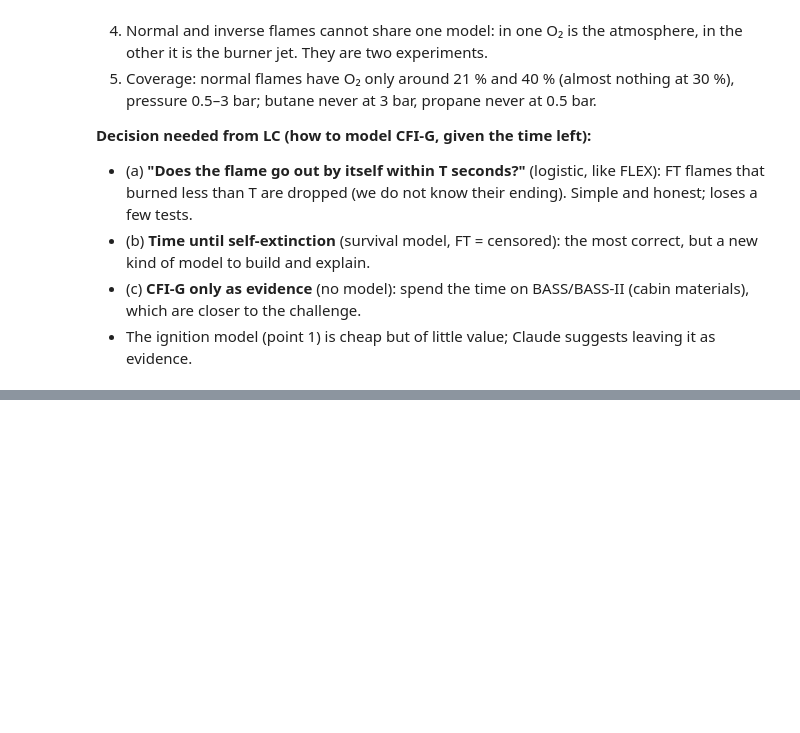
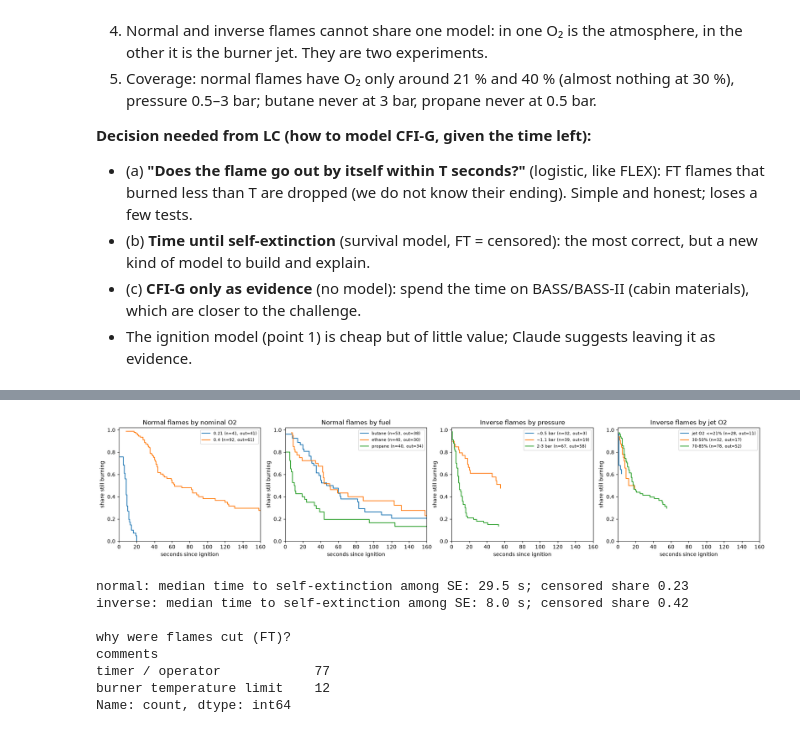
Before and after one commit to maximogalizia-sudo/Flame-in-Freefall-Project, a Jupyter notebook: notebooks/02_eda_cfig.ipynb, the cells around one changed output, grey strips where cells are left out. Drawn from its saved outputs; the diff is of its cells as text; code cells hidden in the pictures; blank space fills up the shorter version.

Commit message:
CFI-G EDA: drift, dependencies, survival view, ignition, closing summary and curated table
Co-Authored-By: Claude Opus 5.5 <noreply@anthropic.com>

```diff
--- a/notebooks/02_eda_cfig.ipynb
+++ b/notebooks/02_eda_cfig.ipynb
@@ -290,0 +365,11 @@ Name: count, dtype: int64
+# %%
+from statsmodels.stats.outliers_influence import variance_inflation_factor
+import statsmodels.api as sm
+specs = {'normal': ['o2_frac', 'pressure_bar', 'jet_fuel_frac', 'fuel_flow_mg_s'], 'inverse': ['o2_frac', 'pressure_bar', 'atm_fuel_frac', 'fuel_flow_mg_s', 'o2_flow_mg_s']}
+for ft, num_cols in specs.items():
+    d = df[(df.flame_type == ft) & df['ext_model']].dropna(subset=num_cols)
+    print(f'--- {ft} (ignited, n={len(d)}) Spearman:'); print(d[num_cols].corr('spearman').round(2))
+    X = sm.add_constant(d[num_cols]); print('VIF:', {c: round(variance_inflation_factor(X.values, k + 1), 2) for k, c in enumerate(num_cols)})
+    print(pd.crosstab(d['fuel'], d['pressure_bar'].round(1)))
+iv = df[(df.flame_type == 'inverse') & df['ext_model']]
+print('\ninverse: O2 flow / fuel flow ratio by jet O2:'); print((iv['o2_flow_mg_s'] / iv['fuel_flow_mg_s']).groupby(iv['o2_frac']).describe()[['count', 'min', 'max']].round(2))
@@ -290,0 +402,12 @@ Name: count, dtype: int64
+# %%
+df['o2_mid'] = np.where(df['flame_type'] == 'normal', (df['o2_frac'] + df['o2_frac_after']) / 2, df['o2_frac'])
+df['o2_nominal'] = np.where(df['flame_type'] == 'normal', np.where(df['o2_frac'] > 0.28, 0.40, 0.21), df['o2_frac'])
+df['fill_key'] = (df['flame_type'] + '|' + df['test_day'] + '|' + df['fuel'] + '|p' + df['pressure_bar'].round(1).astype(str)
+                  + '|O2' + df['o2_nominal'].round(2).astype(str) + '|Xatm' + df['atm_fuel_frac'].round(2).astype(str).fillna('-')
+                  + '|bottle' + df['fuel_bottle_frac'].round(2).astype(str).fillna('-'))
+for ft in ['normal', 'inverse']:
+    d = df[(df.flame_type == ft) & df['ext_model']]
+    s = d.groupby('fill_key')['self_ext'].agg(['size', 'mean']); s2 = s[s['size'] >= 2]
+    print(f'{ft}: {len(d)} ignited flames in {len(s)} chamber atmospheres (median {s["size"].median():.0f} per atmosphere); '
+          f'all-same share {((s2["mean"] == 0) | (s2["mean"] == 1)).mean():.2f}')
+print('normal nominal O2 x fuel (ignited):'); print(pd.crosstab(df.loc[(df.flame_type == 'normal') & df['ext_model'], 'fuel'], df.loc[(df.flame_type == 'normal') & df['ext_model'], 'o2_nominal']))
@@ -290,0 +427,29 @@ Name: count, dtype: int64
+# %%
+from statsmodels.duration.survfunc import SurvfuncRight
+def km_plot(ax, d, by, title):
+    for lvl, g in d.groupby(by):
+        sf = SurvfuncRight(g['burn_time_s'].clip(lower=0.5).values, g['self_ext'].astype(int).values)
+        ax.step(sf.surv_times, sf.surv_prob, where='post', label=f'{lvl} (n={len(g)}, out={int(g.self_ext.sum())})')
+    ax.set_title(title); ax.set_xlabel('seconds since ignition'); ax.set_ylabel('share still burning'); ax.set_ylim(0, 1.02); ax.set_xlim(0, 160); ax.legend(fontsize=8)
+nE = df[(df.flame_type == 'normal') & df['ext_model']].copy(); iE = df[(df.flame_type == 'inverse') & df['ext_model']].copy()
+iE['p_level'] = pd.cut(iE['pressure_bar'], [0, 0.7, 1.5, 4], labels=['~0.5 bar', '~1.1 bar', '2-3 bar'])
+nE['p_level'] = pd.cut(nE['pressure_bar'], [0, 0.7, 1.5, 4], labels=['~0.5 bar', '~1 bar', '2-3 bar'])
+fig, ax = plt.subplots(1, 4, figsize=(18, 4))
+km_plot(ax[0], nE, 'o2_nominal', 'Normal flames by nominal O2')
+km_plot(ax[1], nE, 'fuel', 'Normal flames by fuel')
+km_plot(ax[2], iE, 'p_level', 'Inverse flames by pressure')
+km_plot(ax[3], iE, pd.cut(iE['o2_frac'], [0, 0.25, 0.6, 1], labels=['jet O2 <=21%', '30-50%', '70-85%']), 'Inverse flames by jet O2')
+fig.tight_layout(); fig.savefig('figures/cfig_survival.png', dpi=110); plt.show()
+for name, d in [('normal', nE), ('inverse', iE)]:
+    print(f'{name}: median time to self-extinction among SE: {d.loc[d.self_ext, "burn_time_s"].median()} s; censored share {1 - d.self_ext.mean():.2f}')
+print('\nwhy were flames cut (FT)?'); print(df.loc[df['ext_model'] & (df['end'] == 'flow_term'), 'comments'].str.contains('limit', case=False).map({True: 'burner temperature limit', False: 'timer / operator'}).value_counts())
+# %% [output]
+[figure, added]
+normal: median time to self-extinction among SE: 29.5 s; censored share 0.23
+inverse: median time to self-extinction among SE: 8.0 s; censored share 0.42
+
+why were flames cut (FT)?
+comments
+timer / operator            77
+burner temperature limit    12
+Name: count, dtype: int64
```
Also changed, not shown: parts of 21 cells of this notebook, 2 other files.
